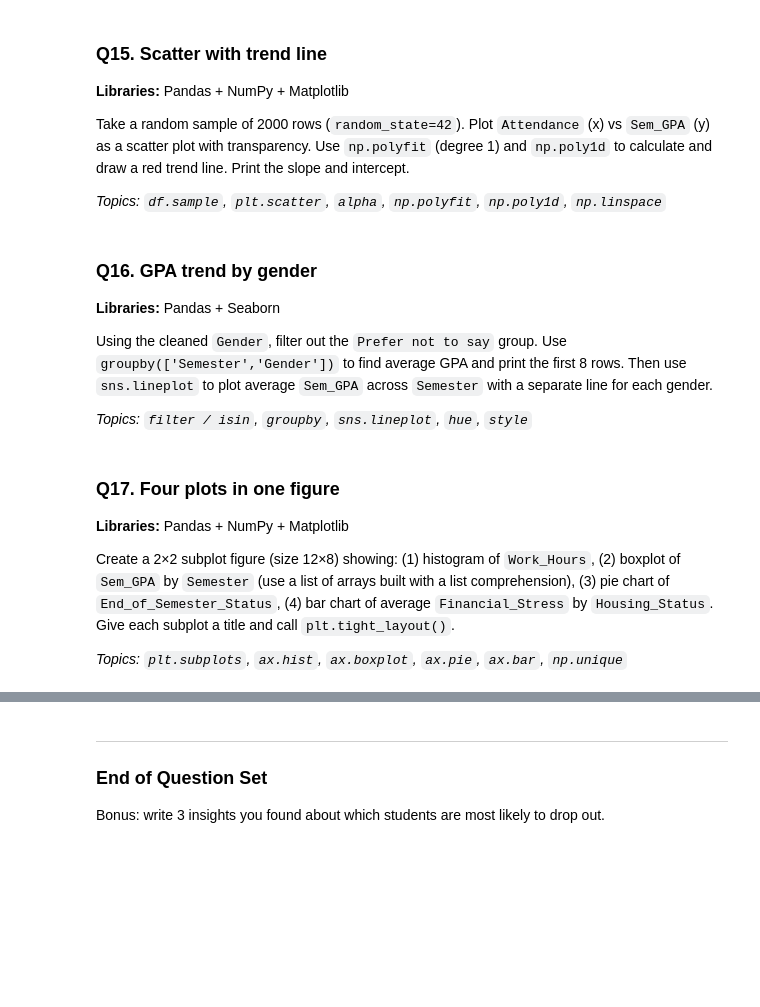
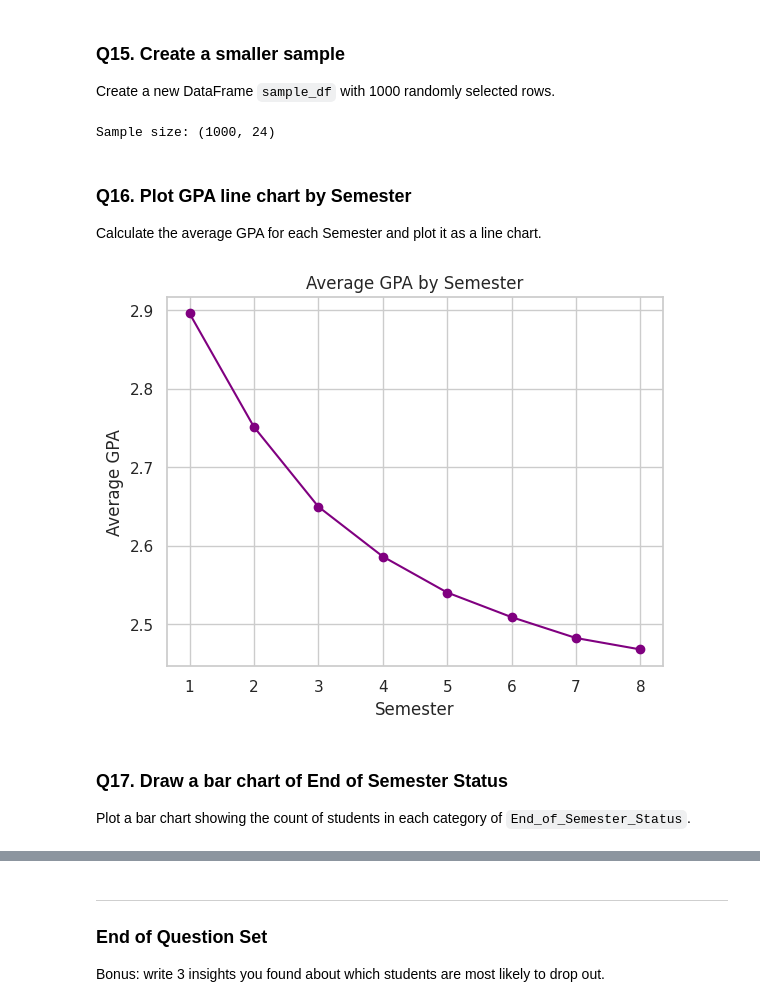
Before and after one commit to AnshuAnshu01/Data_Analytics_Python, a Jupyter notebook: Academic_servival/academic_survival_question_set.ipynb, the cells around one changed output, grey strips where cells are left out. Saved outputs shown, nothing was run; the diff lists cells and outputs as text; code cells hidden in the pictures; blank space fills up the shorter version.

```diff
--- a/Academic_servival/academic_survival_question_set.ipynb
+++ b/Academic_servival/academic_survival_question_set.ipynb
@@ -194,26 +188,25 @@ Using `np.corrcoef` (or `df.corr()`), find the correlation of `Sem_GPA` with `At
 # %% [markdown]
-### Q15. Scatter with trend line
-**Libraries:** Pandas + NumPy + Matplotlib
-
-Take a random sample of 2000 rows (`random_state=42`). Plot `Attendance` (x) vs `Sem_GPA` (y) as a scatter plot with transparency. Use `np.polyfit` (degree 1) and `np.poly1d` to calculate and draw a red trend line. Print the slope and intercept.
-
-*Topics: `df.sample`, `plt.scatter`, `alpha`, `np.polyfit`, `np.poly1d`, `np.linspace`*
+### Q15. Create a smaller sample
+Create a new DataFrame `sample_df` with 1000 randomly selected rows.
 # %%
-# Write your code here
+sample_df = df.sample(n=1000, random_state=42)
+print("Sample size:", sample_df.shape)
+# %% [output]
+Sample size: (1000, 24)
 # %% [markdown]
-### Q16. GPA trend by gender
-**Libraries:** Pandas + Seaborn
-
-Using the cleaned `Gender`, filter out the `Prefer not to say` group. Use `groupby(['Semester','Gender'])` to find average GPA and print the first 8 rows. Then use `sns.lineplot` to plot average `Sem_GPA` across `Semester` with a separate line for each gender.
-
-*Topics: `filter / isin`, `groupby`, `sns.lineplot`, `hue`, `style`*
+### Q16. Plot GPA line chart by Semester
+Calculate the average GPA for each Semester and plot it as a line chart.
 # %%
-# Write your code here
+gpa_by_semester = df.groupby('Semester')['Sem_GPA'].mean()
+plt.plot(gpa_by_semester.index, gpa_by_semester.values, marker='o', color='purple')
+plt.title('Average GPA by Semester')
+plt.xlabel('Semester')
+plt.ylabel('Average GPA')
+plt.grid(True)
+plt.show()
+# %% [output]
+[figure, added]
 # %% [markdown]
-### Q17. Four plots in one figure
-**Libraries:** Pandas + NumPy + Matplotlib
-
-Create a 2×2 subplot figure (size 12×8) showing: (1) histogram of `Work_Hours`, (2) boxplot of `Sem_GPA` by `Semester` (use a list of arrays built with a list comprehension), (3) pie chart of `End_of_Semester_Status`, (4) bar chart of average `Financial_Stress` by `Housing_Status`. Give each subplot a title and call `plt.tight_layout()`.
-
-*Topics: `plt.subplots`, `ax.hist`, `ax.boxplot`, `ax.pie`, `ax.bar`, `np.unique`*
+### Q17. Draw a bar chart of End of Semester Status
+Plot a bar chart showing the count of students in each category of `End_of_Semester_Status`.
 # %%
```
Also changed, not shown: parts of 46 cells of this notebook.
